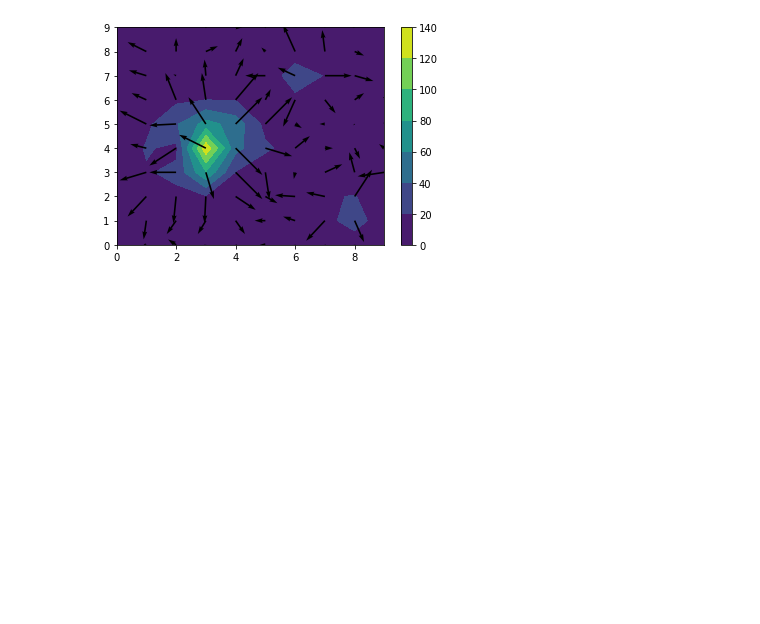
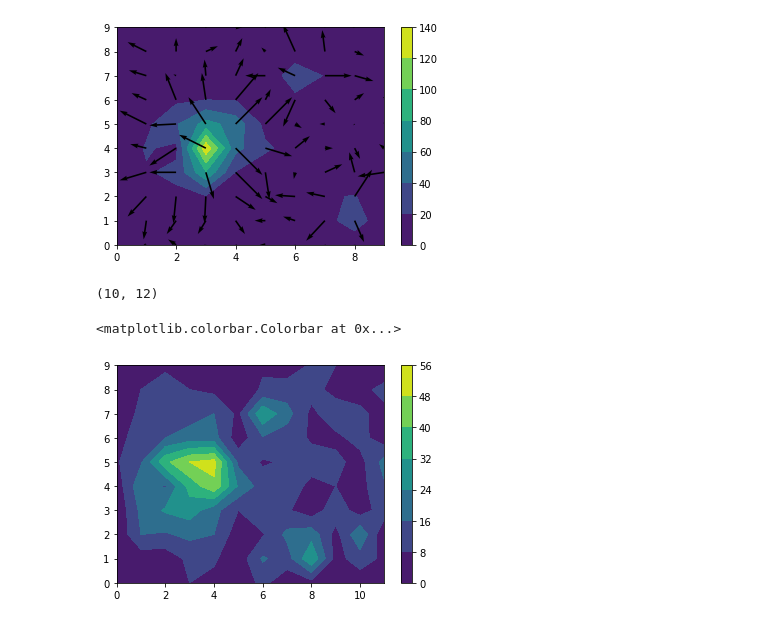
Before and after one commit to kzt206/ARfielder, a Jupyter notebook: testPrograms/testQuiver01.ipynb, the cells around one changed output. Cells and saved outputs as stored; diff of their text form; code cells hidden in the pictures; blank space fills up the shorter version.

```diff
--- a/testPrograms/testQuiver01.ipynb
+++ b/testPrograms/testQuiver01.ipynb
@@ -233,3 +233,29 @@ plt.quiver(x_05,y_05,-v_05,-u_05,scale=100)
 # %% [output]
 <matplotlib.quiver.Quiver at 0x...>
 [figure]
+# %%
+z_06=np.array([
+    [  1,   2,  5,   8,   6,   3,  10,  3,  5,   1,  3,  5],
+    [  1,   3,  3,  10,   9,   3,  17, 12, 31,   5, 12,  6],
+    [  1,  16, 15,  18,  16,   3,   7, 18, 21,   5, 23,  1],
+    [  1,  18, 25,  28,  19,   8,  16,  9,  3,  13,  4, 12],
+    [  3,  22, 15,  35,  46,  23,  12, 12,  6,   8,  5, 15],
+    [  7,  15, 38,  48,  51,  14,   7,  9, 11,  10,  5, 19],
+    [  5,  12, 16,  20,  19,   3,  15, 12,  7,   6, 11,  3],
+    [  2,  10, 15,  12,  16,   6,  31, 19,  6,  13,  9,  6],
+    [  1,   8, 15,   8,   6,   3,   9, 12, 11,   5,  6, 10],
+    [  1,   3,  5,   8,   6,   3,   7,  3,  9,   8,  3  ,3]
+    ])
+
+x_06=np.linspace(0,11,12)
+y_06=np.linspace(0,9,10)
+
+z_06.shape
+# %% [output]
+(10, 12)
+# %%
+plt.contourf(x_06,y_06,z_06)
+plt.colorbar()
+# %% [output]
+<matplotlib.colorbar.Colorbar at 0x...>
+[figure, added]
```
Also changed, not shown: parts of 7 cells of this notebook, 2 other files.
